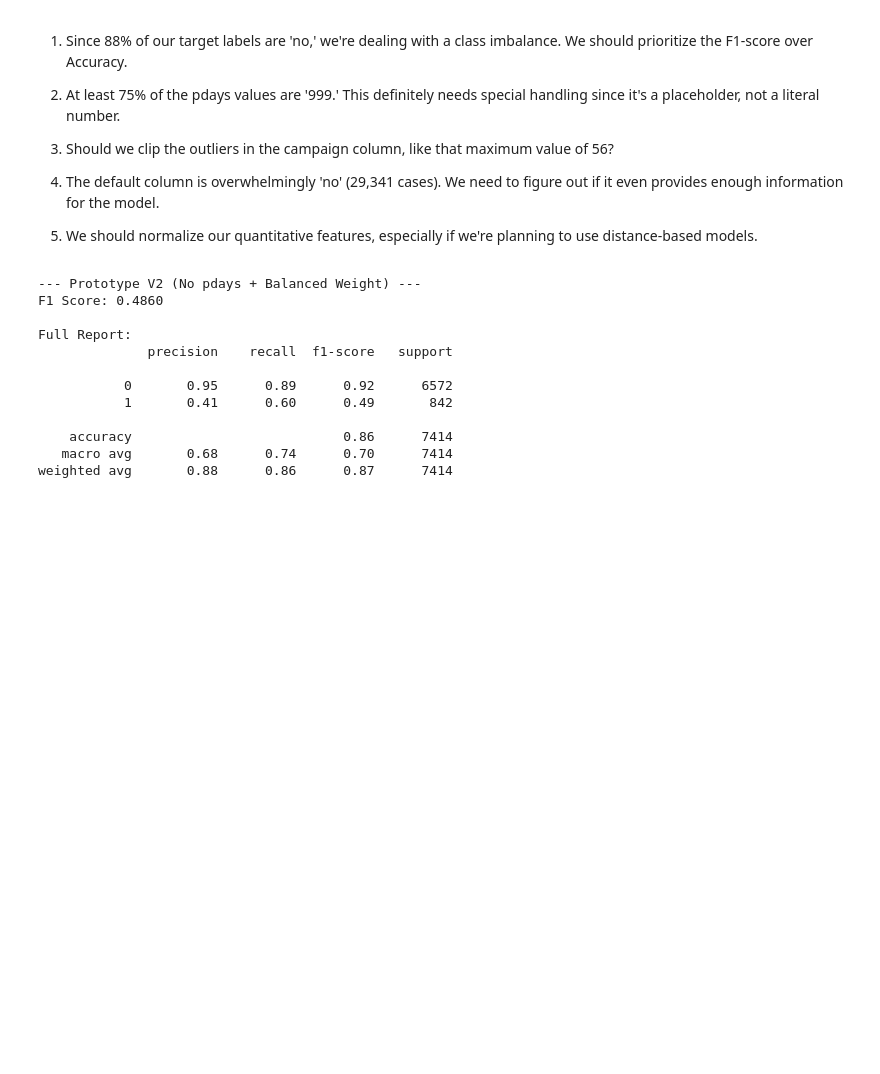
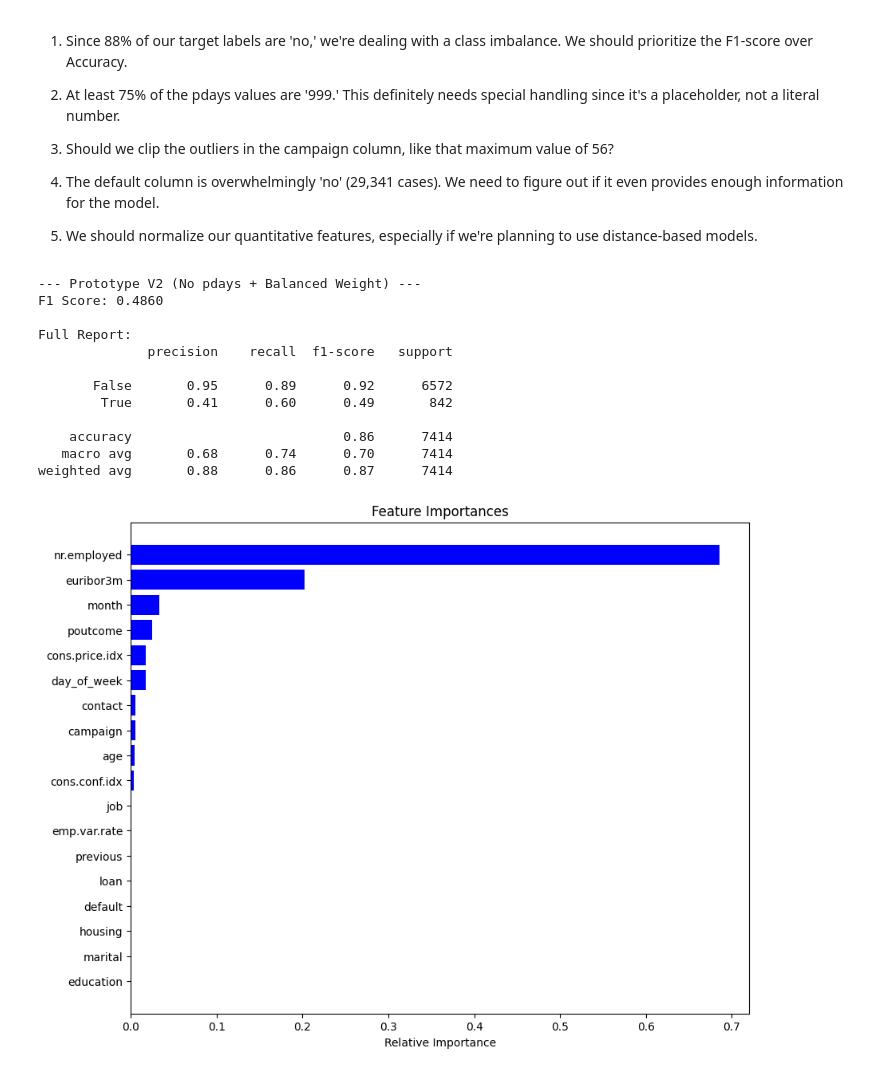
Before and after one commit to Yucheol-Son-BYUI/CSE310_W0_HelloWorld, a Jupyter notebook: notebooks/starter_bank.ipynb, the cells around one changed output. Drawn from its saved outputs; the diff is of its cells as text; code cells hidden in the pictures; blank space fills up the shorter version.

```diff
--- a/notebooks/starter_bank.ipynb
+++ b/notebooks/starter_bank.ipynb
@@ -62,10 +70,14 @@ from sklearn.tree import DecisionTreeClassifier
 from sklearn.preprocessing import LabelEncoder
 from sklearn.metrics import classification_report, f1_score
 
-# 1. Prepare the data (Excluding 'pdays')
-# We drop 'pdays' and 'y' to create our feature set X
-X_no_pdays = df.drop(['y', 'pdays'], axis=1)
-y = df['y']
+# 1. Apply One-Hot Encoding to all categorical columns
+df_encoded = pd.get_dummies(df.drop('pdays', axis=1), drop_first=True)
+
+# 2. Split Features and Target
+X = df_encoded.drop(['y_yes'], axis=1) # Target becomes y_yes after get_dummies
+y = df_encoded['y_yes']
+
+# Now you can proceed with train_test_split and model.fit()
 
 # 2. Train/Test Split (Maintaining the 80/20 ratio and stratification)
 X_train, X_test, y_train, y_test = train_test_split(
@@ -91,9 +103,29 @@ F1 Score: 0.4860
 Full Report:
               precision    recall  f1-score   support
 
-           0       0.95      0.89      0.92      6572
-           1       0.41      0.60      0.49       842
+       False       0.95      0.89      0.92      6572
+        True       0.41      0.60      0.49       842
 
     accuracy                           0.86      7414
    macro avg       0.68      0.74      0.70      7414
 weighted avg       0.88      0.86      0.87      7414
+# %%
+import matplotlib.pyplot as plt
+import numpy as np
+
+# 1. Get feature names and their importance scores
+features = X_train.columns
+importances = model_v2.feature_importances_
+
+# 2. Sort them in descending order
+indices = np.argsort(importances)
+
+# 3. Plotting
+plt.figure(figsize=(10, 8))
+plt.title('Feature Importances')
+plt.barh(range(len(indices)), importances[indices], color='b', align='center')
+plt.yticks(range(len(indices)), [features[i] for i in indices])
+plt.xlabel('Relative Importance')
+plt.show()
+# %% [output]
+[figure, added]
```
Also changed, not shown: parts of 1 cell of this notebook.
